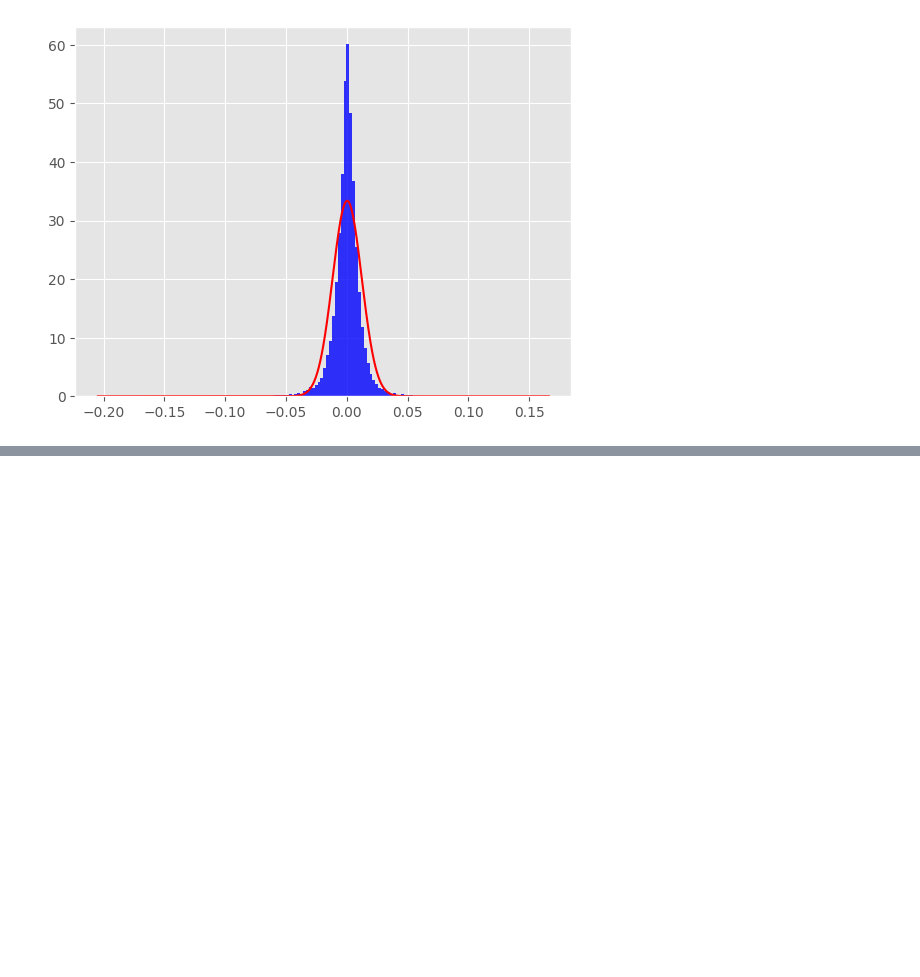
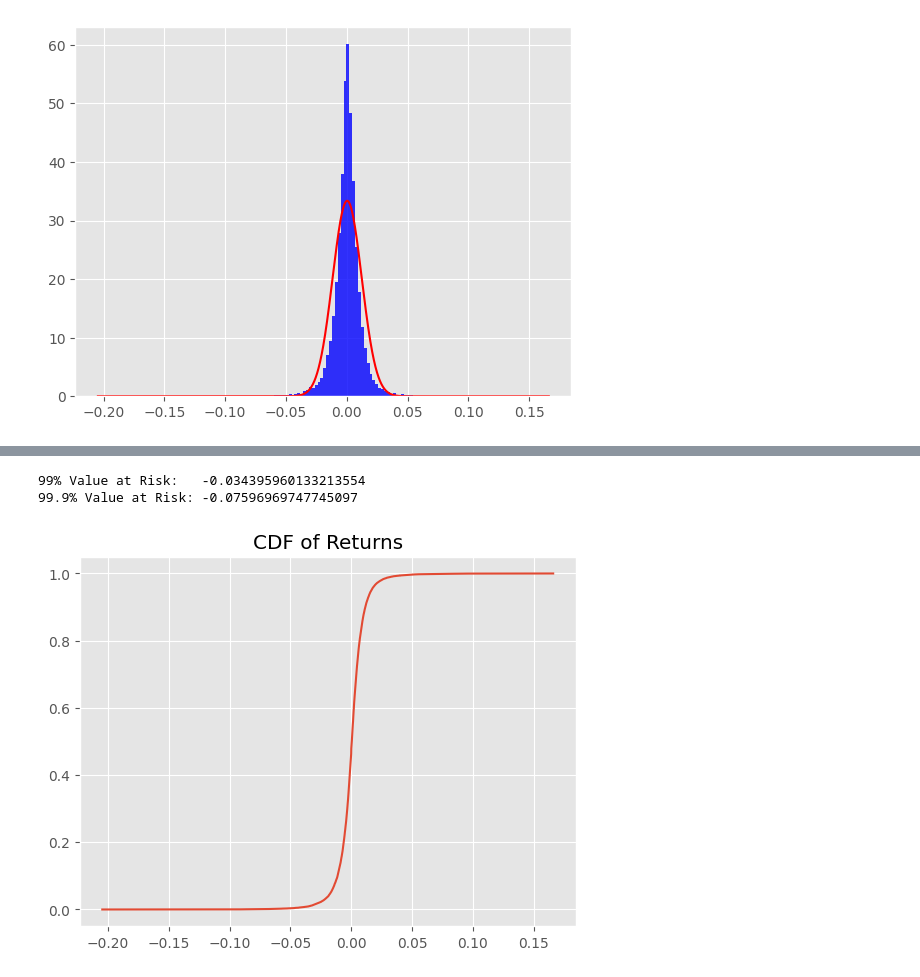
Before and after one commit to tzabcoder/QuantitativeFinance, a Jupyter notebook: Risk/risk_measures.ipynb, the cells around one changed output, grey strips where cells are left out. Drawn from its saved outputs; the diff is of its cells as text; code cells hidden in the pictures; blank space fills up the shorter version.

```diff
--- a/Risk/risk_measures.ipynb
+++ b/Risk/risk_measures.ipynb
@@ -68,0 +68,22 @@ Kurtosis of Returns: 17.226106473297577
+# %%
+sorted_returns = np.sort(data['returns'])
+pct99 = int(0.01 * len(sorted_returns))
+pct99_9 = int(0.001 * len(sorted_returns))
+
+# Calculate the sample estimates of VaR (99% and 99.9%)
+VaR99 = sorted_returns[pct99]
+VaR99_9 = sorted_returns[pct99_9]
+
+print(f'99% Value at Risk:   {VaR99}')
+print(f'99.9% Value at Risk: {VaR99_9}')
+
+# Plot the cummulative distribution of returns
+cumm_probabilities = np.arange(1, len(sorted_returns) + 1) / len(sorted_returns)
+
+plt.plot(sorted_returns, cumm_probabilities)
+plt.title('CDF of Returns')
+plt.show()
+# %% [output]
+99% Value at Risk:   -0.034395960133213554
+99.9% Value at Risk: -0.07596969747745097
+[figure, added]
```
Also changed, not shown: parts of 9 cells of this notebook.
